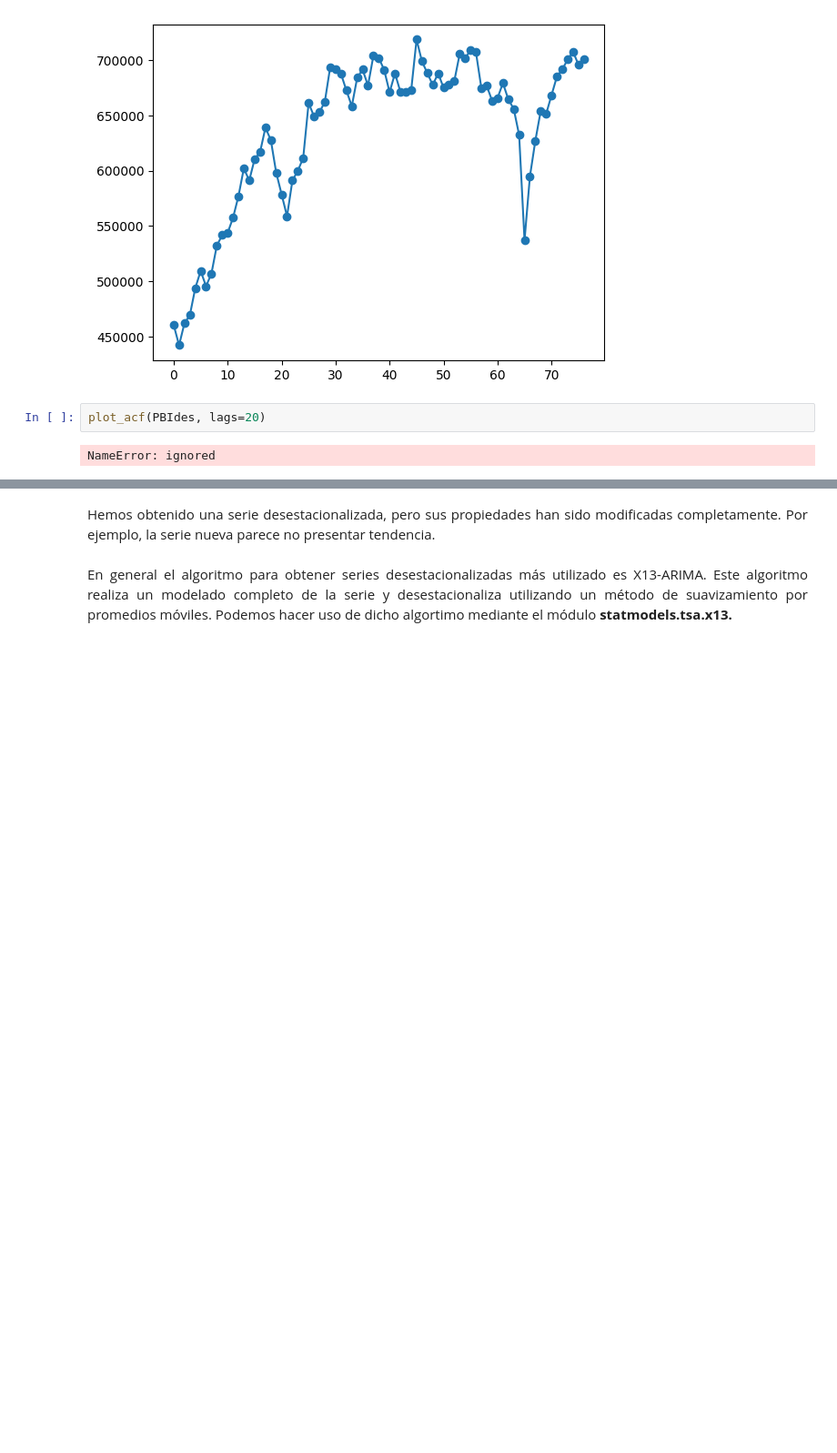
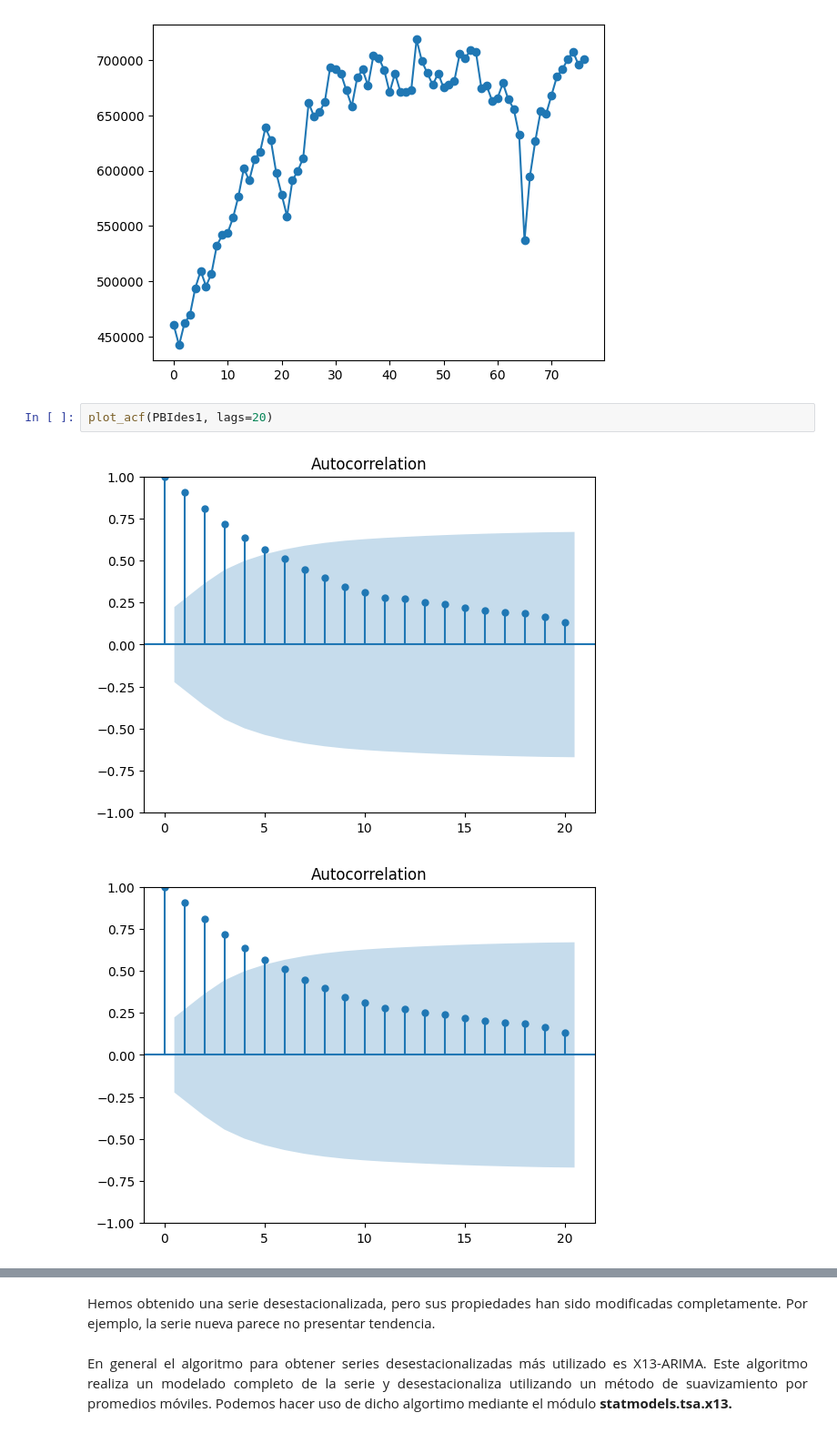
Before and after one commit to cristiandarioortegayubro/BDS, a Jupyter notebook: modulo.07/bds_series_temporales_001_02.ipynb, the cells around one changed output, grey strips where cells are left out. Shown at 91% size. Cells and saved outputs as stored; diff of their text form; blank space fills up the shorter version.

```diff
--- a/modulo.07/bds_series_temporales_001_02.ipynb
+++ b/modulo.07/bds_series_temporales_001_02.ipynb
@@ -137,9 +137,10 @@ plt.plot(range(len(PBIdes1)),PBIdes1, "-o")
 [<matplotlib.lines.Line2D at 0x...>]
 [figure]
 # %%
-plot_acf(PBIdes, lags=20)
+plot_acf(PBIdes1, lags=20)
 # %% [output]
-NameError: ignored
+[figure, added]
+[figure, added]
 # %% [markdown]
 <p align="justify">
 Ahora si parece que hemos removido adecuadamente la tendencia.<br><br>
```
Also changed, not shown: parts of 66 cells of this notebook.
